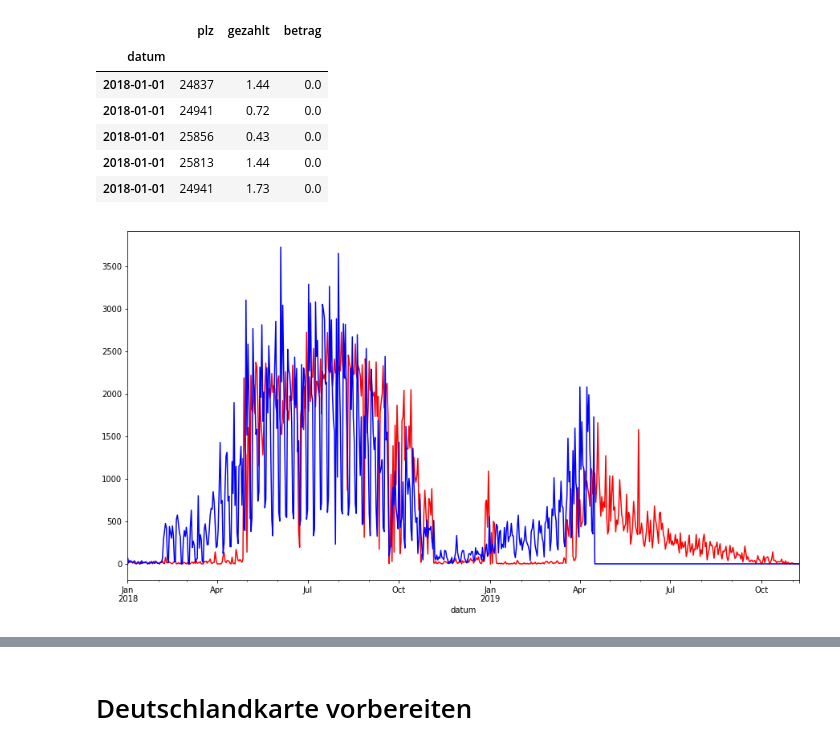
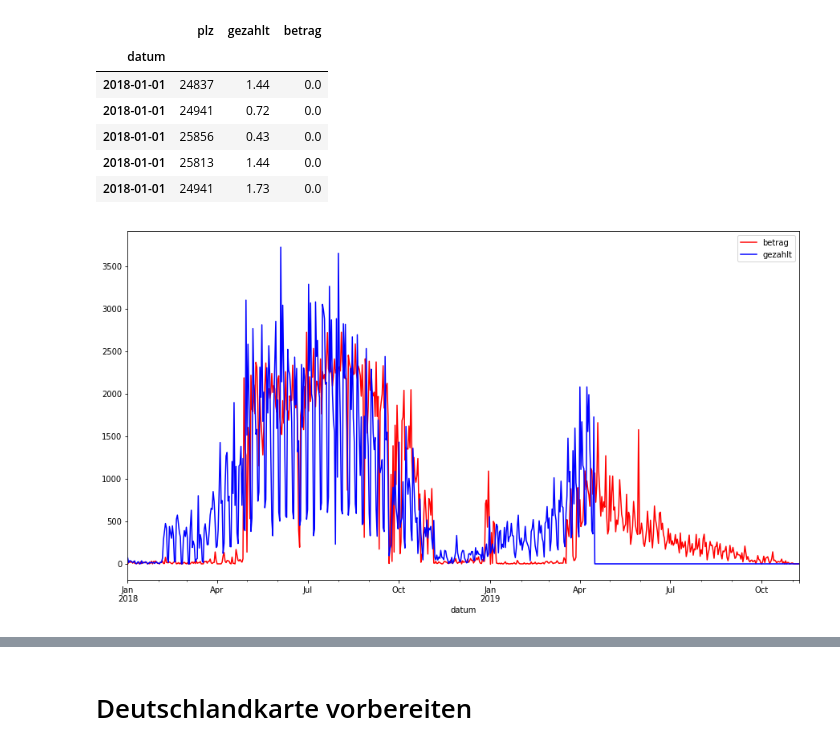
Before and after one commit to mborus/barcamp_2019_datenvisualisierung_auf_landkarten, a Jupyter notebook: auswertung.ipynb, the cells around one changed output, grey strips where cells are left out. Cells and saved outputs as stored; diff of their text form; code cells hidden in the pictures.

```diff
--- a/auswertung.ipynb
+++ b/auswertung.ipynb
@@ -22,6 +26,4 @@ Daten-Downloads:
 # %%
-# Import von Libraries
-
 import pandas as pd
 import geopandas as gpd
 import geoplot as gplt
@@ -29,11 +31,10 @@ from shapely.geometry import Polygon, Point, box
 from tqdm import tqdm
 import matplotlib.pyplot as plt
 import matplotlib.colors
-matplotlib.rcParams['figure.figsize'] = (20.0, 10.0)
 plt.rc('figsize=(20, 20)')
 from pathlib import Path
 # %%
-BASE = Path(r'd:\barcamp')
+BASE = Path('')
 # %%
 # PLZUMSATZ
 PLZUMSATZ = BASE / r'fake_umsatz_einzelposten_plz.csv'
@@ -87,10 +77,11 @@ df.head()
 | 2018-01-01 | 24941 | 1.73 | 0.0 |
 # %%
 plt.figure(figsize=(15, 8))
-ax1 = df['betrag'].resample('D').sum().plot(color='red')
-ax2 = df['gezahlt'].resample('D').sum().plot(color='blue')
+ax = df['betrag'].resample('D').sum().plot(color='red', label='betrag')
+ax = df['gezahlt'].resample('D').sum().plot(color='blue', label='gezahlt')
+ax.legend()
 plt.show()
 # %% [output]
-[figure, old version]
+[figure, new version]
 # %%
 s_umsatz = df.fillna(value={'plz':'XXXXX'}).groupby('plz')['betrag'].sum().fillna(0.0)
```
Also changed, not shown: parts of 29 cells of this notebook, 1 other file.
